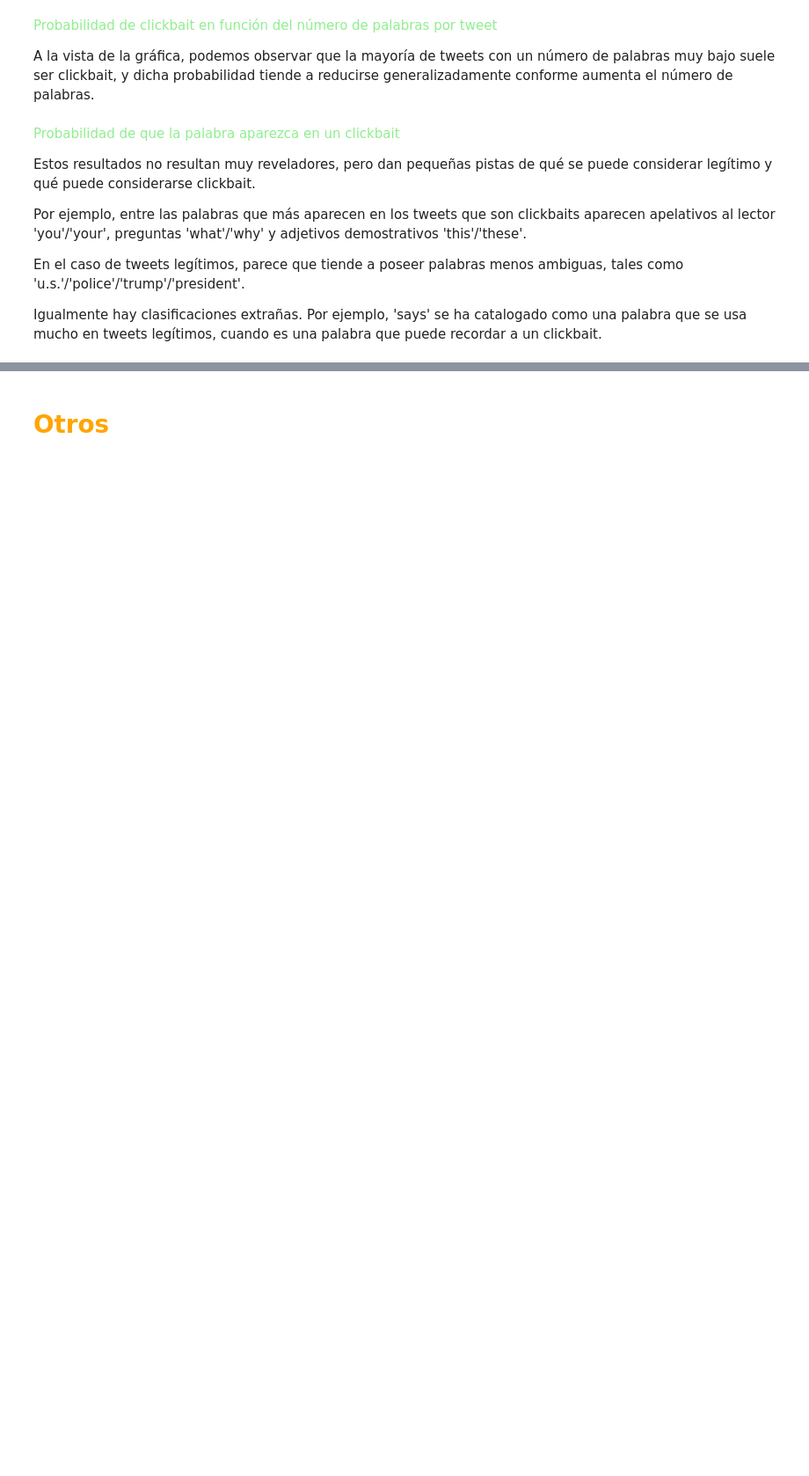
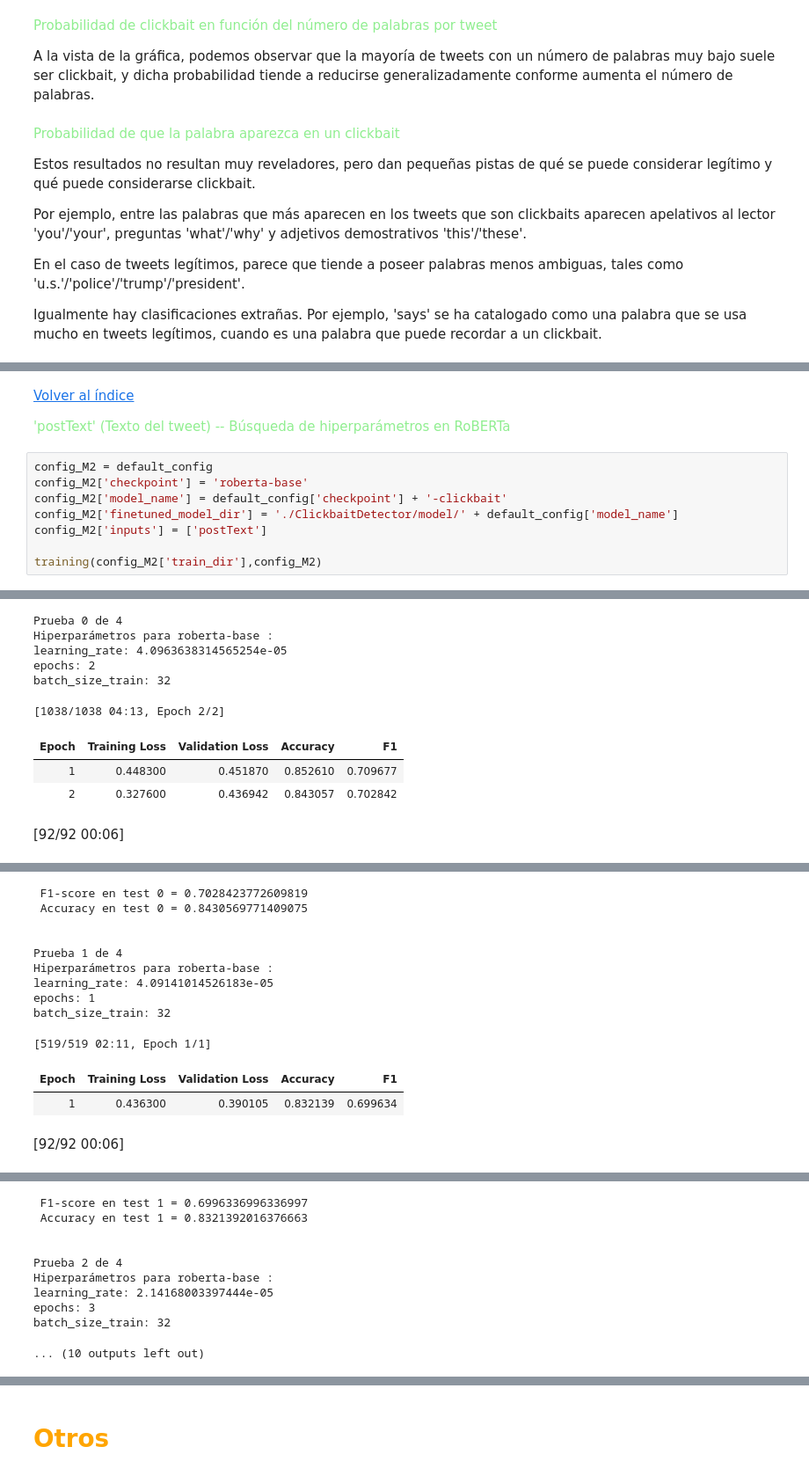
Before and after one commit to Albmargar1/ClickbaitDetector, a Jupyter notebook: main.ipynb, the cells around one changed output, grey strips where cells are left out. Shown at 88% size. Saved outputs shown, nothing was run; the diff lists cells and outputs as text; blank space fills up the shorter version.

```diff
--- a/main.ipynb
+++ b/main.ipynb
@@ -226,0 +277,14 @@ Igualmente hay clasificaciones extrañas. Por ejemplo, 'says' se ha catalogado c
+# %% [markdown]
+[Volver al índice](#Index)
+
+<a name='M2'></a>
+<font color='lightgreen'> 'postText' (Texto del tweet) -- Búsqueda de hiperparámetros en RoBERTa </font>
+# %%
+config_M2 = default_config
+config_M2['checkpoint'] = 'roberta-base'
+config_M2['model_name'] = default_config['checkpoint'] + '-clickbait'
+config_M2['finetuned_model_dir'] = './ClickbaitDetector/model/' + default_config['model_name']
+config_M2['inputs'] = ['postText']
+
+training(config_M2['train_dir'],config_M2)
+# %% [output]
@@ -226,0 +292,10 @@ Igualmente hay clasificaciones extrañas. Por ejemplo, 'says' se ha catalogado c
+Prueba 0 de 4
+Hiperparámetros para roberta-base :
+learning_rate: 4.0963638314565254e-05
+epochs: 2
+batch_size_train: 32
+[1038/1038 04:13, Epoch 2/2]
+| Epoch | Training Loss | Validation Loss | Accuracy | F1 |
+| 1 | 0.448300 | 0.451870 | 0.852610 | 0.709677 |
+| 2 | 0.327600 | 0.436942 | 0.843057 | 0.702842 |
+[92/92 00:06]
@@ -226,0 +303,13 @@ Igualmente hay clasificaciones extrañas. Por ejemplo, 'says' se ha catalogado c
+ F1-score en test 0 = 0.7028423772609819
+ Accuracy en test 0 = 0.8430569771409075
+
+
+Prueba 1 de 4
+Hiperparámetros para roberta-base :
+learning_rate: 4.09141014526183e-05
+epochs: 1
+batch_size_train: 32
+[519/519 02:11, Epoch 1/1]
+| Epoch | Training Loss | Validation Loss | Accuracy | F1 |
+| 1 | 0.436300 | 0.390105 | 0.832139 | 0.699634 |
+[92/92 00:06]
@@ -226,0 +317,10 @@ Igualmente hay clasificaciones extrañas. Por ejemplo, 'says' se ha catalogado c
+ F1-score en test 1 = 0.6996336996336997
+ Accuracy en test 1 = 0.8321392016376663
+
+
+Prueba 2 de 4
+Hiperparámetros para roberta-base :
+learning_rate: 2.14168003397444e-05
+epochs: 3
+batch_size_train: 32
+... (10 outputs left out)
```
Also changed, not shown: parts of 26 cells of this notebook.
